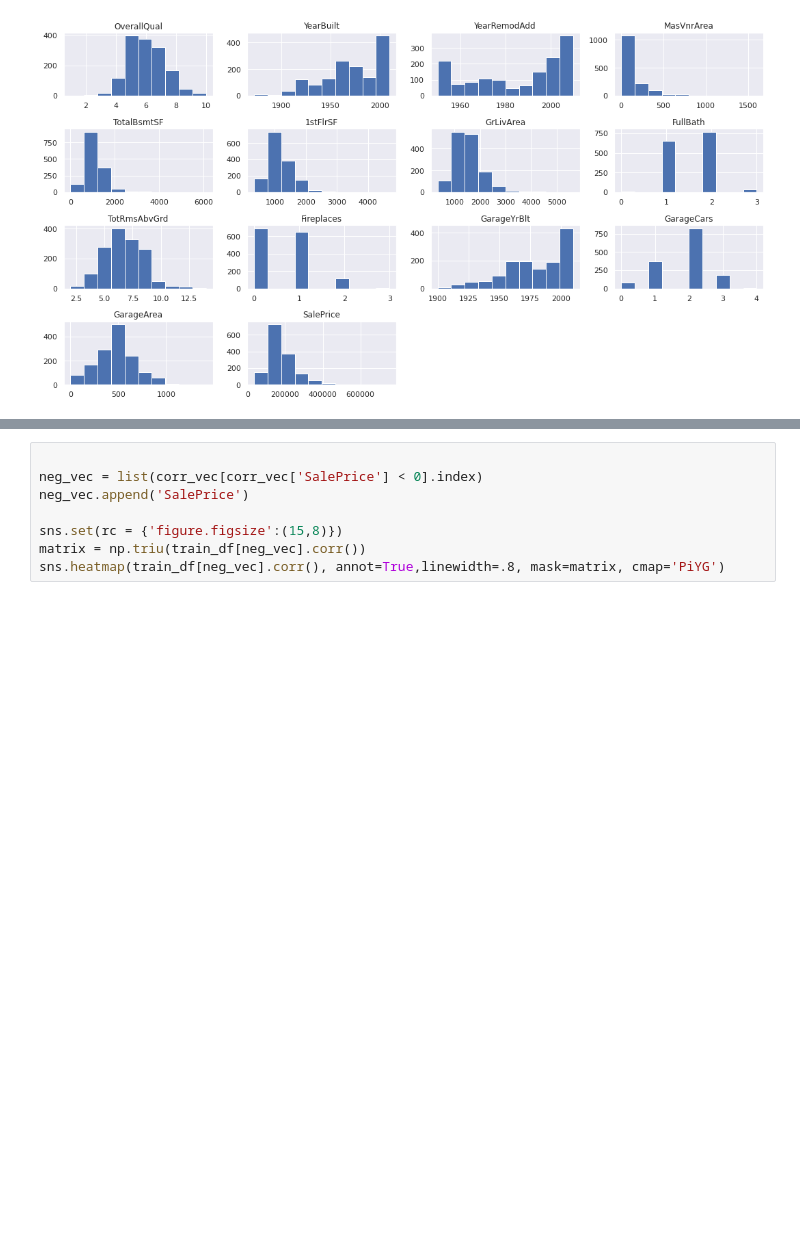
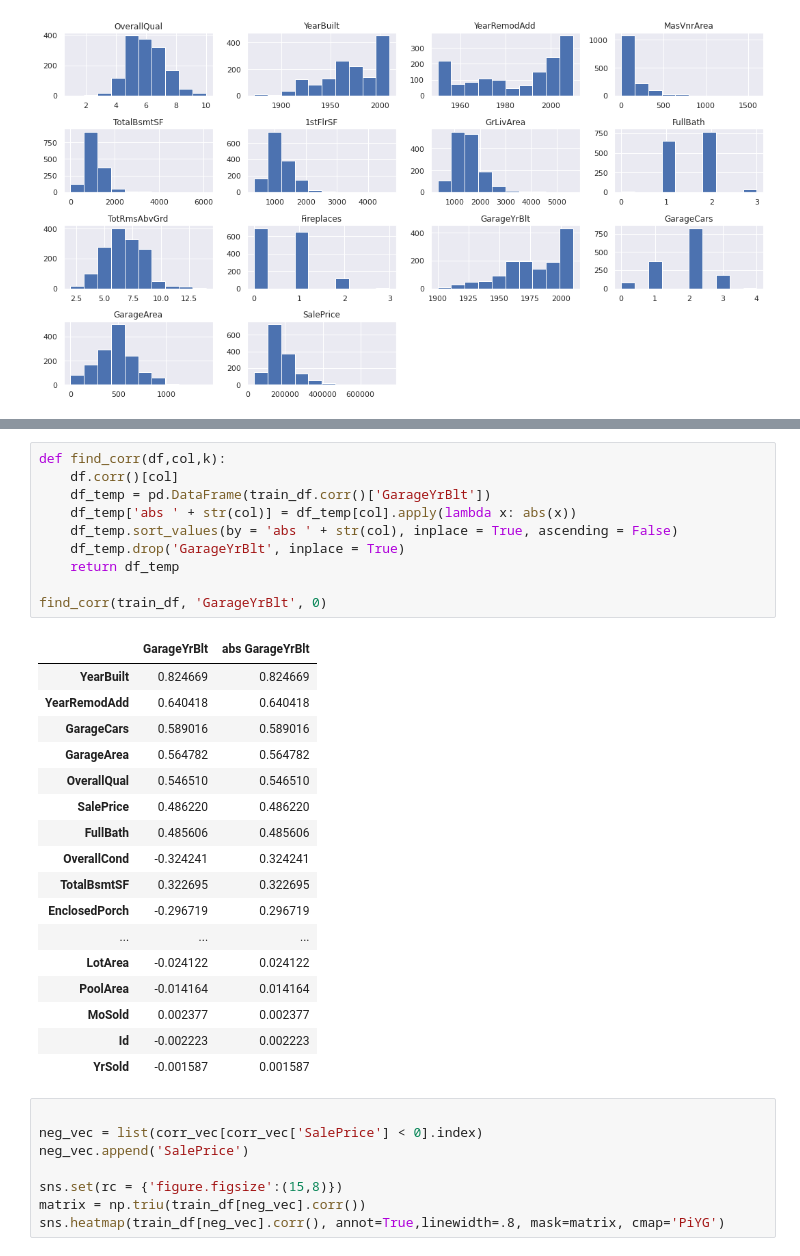
Before and after one commit to gihonglee/hosing_price_prediction, a Jupyter notebook: housing-price-prediction.ipynb, the cells around one changed output, grey strips where cells are left out. Cells and saved outputs as stored; diff of their text form; blank space fills up the shorter version.

Commit message:
Kaggle Notebook | Housing_Price_Prediction | Version 5

```diff
--- a/housing-price-prediction.ipynb
+++ b/housing-price-prediction.ipynb
@@ -152,3 +201,31 @@ plt.tight_layout()
+# %%
+def find_corr(df,col,k):
+    df.corr()[col]
+    df_temp = pd.DataFrame(train_df.corr()['GarageYrBlt'])
+    df_temp['abs ' + str(col)] = df_temp[col].apply(lambda x: abs(x))
+    df_temp.sort_values(by = 'abs ' + str(col), inplace = True, ascending = False)
+    df_temp.drop('GarageYrBlt', inplace = True)
+    return df_temp
+
+find_corr(train_df, 'GarageYrBlt', 0)
+# %% [output]
+|  | GarageYrBlt | abs GarageYrBlt |
+| YearBuilt | 0.824669 | 0.824669 |
+| YearRemodAdd | 0.640418 | 0.640418 |
+| GarageCars | 0.589016 | 0.589016 |
+| GarageArea | 0.564782 | 0.564782 |
+| OverallQual | 0.546510 | 0.546510 |
+| SalePrice | 0.486220 | 0.486220 |
+| FullBath | 0.485606 | 0.485606 |
+| OverallCond | -0.324241 | 0.324241 |
+| TotalBsmtSF | 0.322695 | 0.322695 |
+| EnclosedPorch | -0.296719 | 0.296719 |
+| ... | ... | ... |
+| LotArea | -0.024122 | 0.024122 |
+| PoolArea | -0.014164 | 0.014164 |
+| MoSold | 0.002377 | 0.002377 |
+| Id | -0.002223 | 0.002223 |
+| YrSold | -0.001587 | 0.001587 |
 # %%
 
 neg_vec = list(corr_vec[corr_vec['SalePrice'] < 0].index)
```
Also changed, not shown: parts of 3 cells of this notebook.
